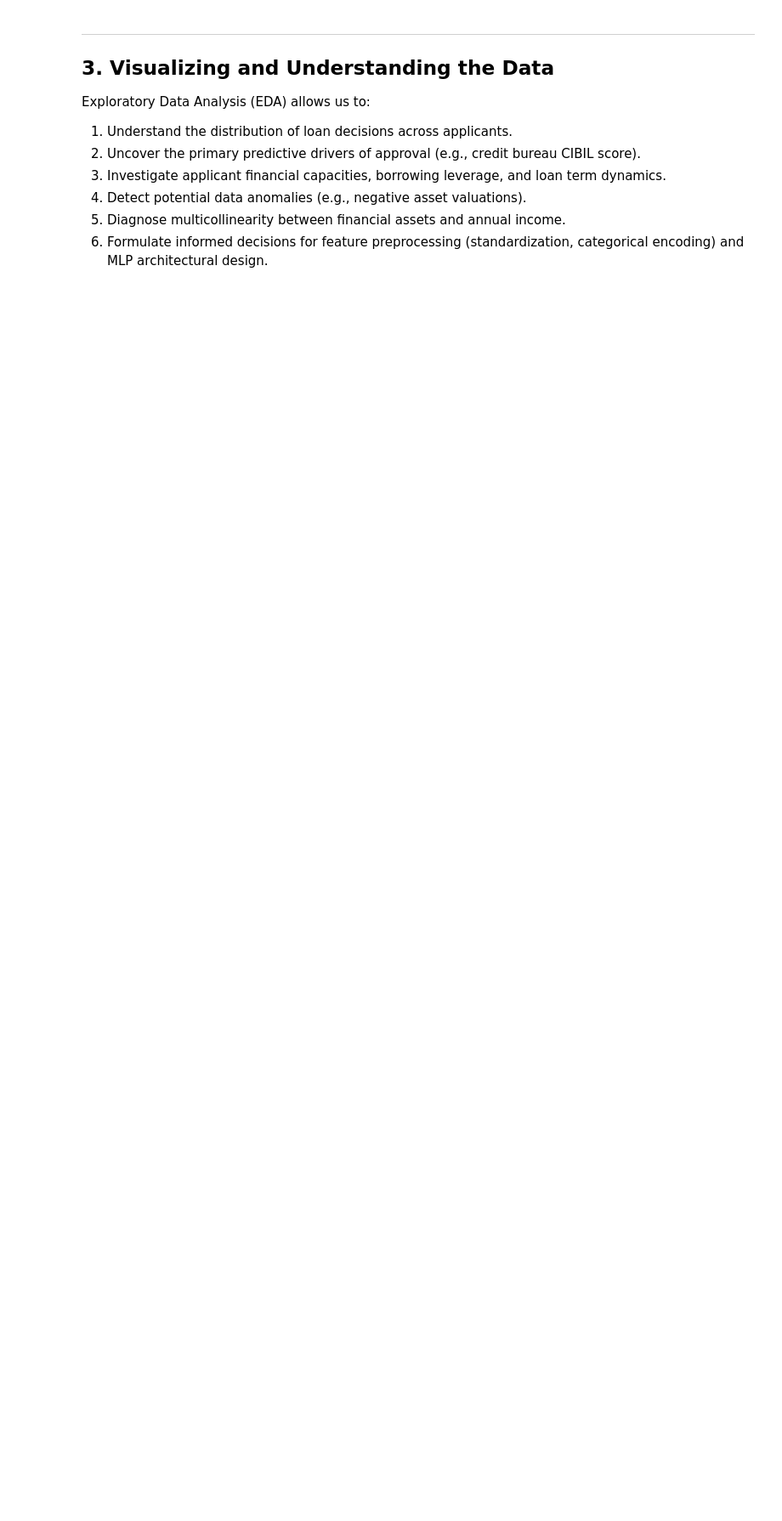
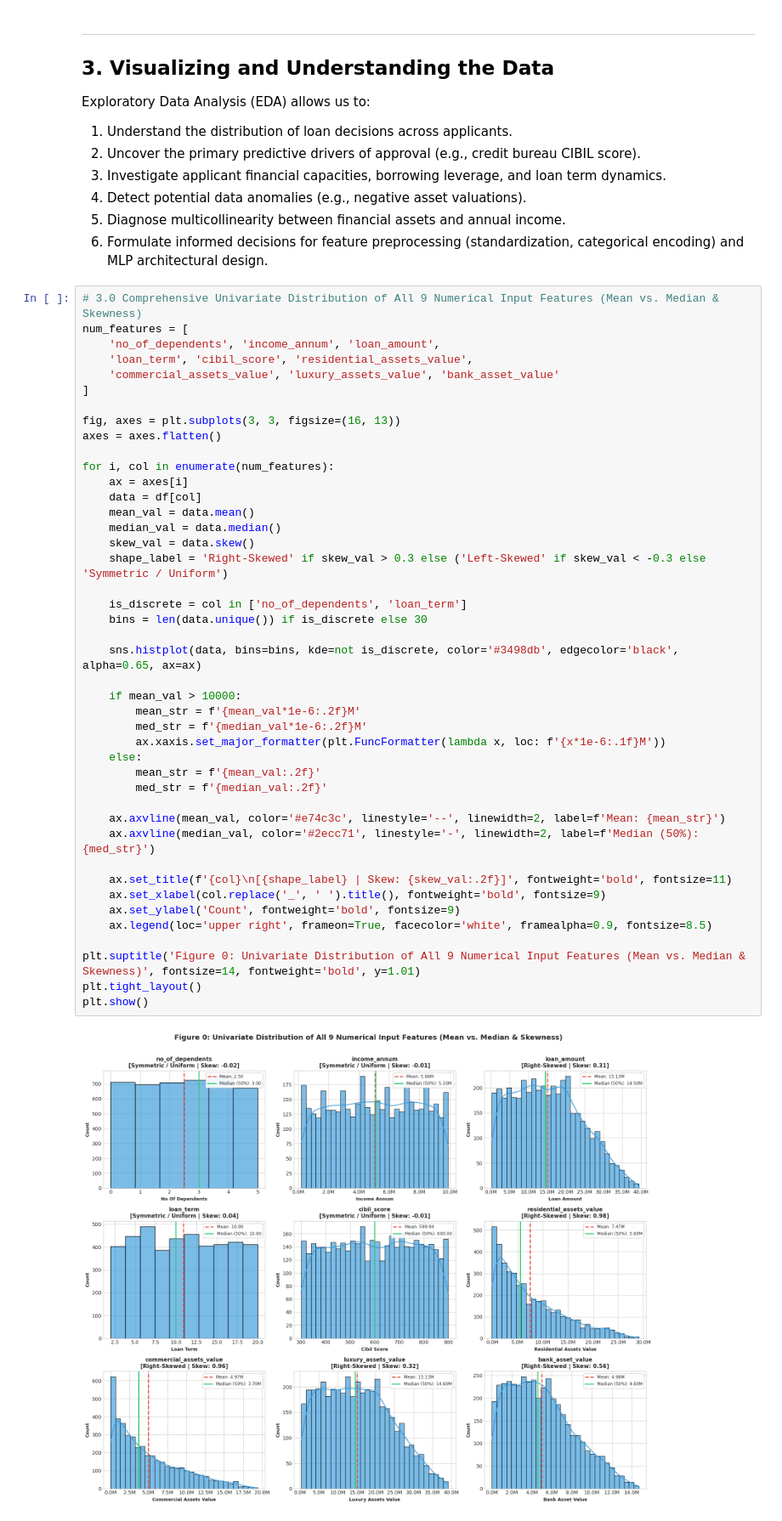
Before and after one commit to ChaiWork/STINK3014_A261_Assignment01, a Jupyter notebook: assignmentTask2.ipynb, the cells around one changed output. Shown at 85% size. Drawn from its saved outputs; the diff is of its cells as text; blank space fills up the shorter version.

```diff
--- a/assignmentTask2.ipynb
+++ b/assignmentTask2.ipynb
@@ -272,6 +272,51 @@ Exploratory Data Analysis (EDA) allows us to:
 4. Detect potential data anomalies (e.g., negative asset valuations).
 5. Diagnose multicollinearity between financial assets and annual income.
 6. Formulate informed decisions for feature preprocessing (standardization, categorical encoding) and MLP architectural design.
+# %%
+# 3.0 Comprehensive Univariate Distribution of All 9 Numerical Input Features (Mean vs. Median & Skewness)
+num_features = [
+    'no_of_dependents', 'income_annum', 'loan_amount',
+    'loan_term', 'cibil_score', 'residential_assets_value',
+    'commercial_assets_value', 'luxury_assets_value', 'bank_asset_value'
+]
+
+fig, axes = plt.subplots(3, 3, figsize=(16, 13))
+axes = axes.flatten()
+
+for i, col in enumerate(num_features):
+    ax = axes[i]
+    data = df[col]
+    mean_val = data.mean()
+    median_val = data.median()
+    skew_val = data.skew()
+    shape_label = 'Right-Skewed' if skew_val > 0.3 else ('Left-Skewed' if skew_val < -0.3 else 'Symmetric / Uniform')
+
+    is_discrete = col in ['no_of_dependents', 'loan_term']
+    bins = len(data.unique()) if is_discrete else 30
+
+    sns.histplot(data, bins=bins, kde=not is_discrete, color='#3498db', edgecolor='black', alpha=0.65, ax=ax)
+
+    if mean_val > 10000:
+        mean_str = f'{mean_val*1e-6:.2f}M'
+        med_str = f'{median_val*1e-6:.2f}M'
+        ax.xaxis.set_major_formatter(plt.FuncFormatter(lambda x, loc: f'{x*1e-6:.1f}M'))
+    else:
+        mean_str = f'{mean_val:.2f}'
+        med_str = f'{median_val:.2f}'
+
+    ax.axvline(mean_val, color='#e74c3c', linestyle='--', linewidth=2, label=f'Mean: {mean_str}')
+    ax.axvline(median_val, color='#2ecc71', linestyle='-', linewidth=2, label=f'Median (50%): {med_str}')
+
+    ax.set_title(f'{col}\n[{shape_label} | Skew: {skew_val:.2f}]', fontweight='bold', fontsize=11)
+    ax.set_xlabel(col.replace('_', ' ').title(), fontweight='bold', fontsize=9)
+    ax.set_ylabel('Count', fontweight='bold', fontsize=9)
+    ax.legend(loc='upper right', frameon=True, facecolor='white', framealpha=0.9, fontsize=8.5)
+
+plt.suptitle('Figure 0: Univariate Distribution of All 9 Numerical Input Features (Mean vs. Median & Skewness)', fontsize=14, fontweight='bold', y=1.01)
+plt.tight_layout()
+plt.show()
+# %% [output]
+[figure, added]
 # %%
 # 3.1 Target Variable (loan_status) Distribution Analysis
 fig, axes = plt.subplots(1, 2, figsize=(13, 5))
```
Also changed, not shown: parts of 2 cells of this notebook, 8 other files.
